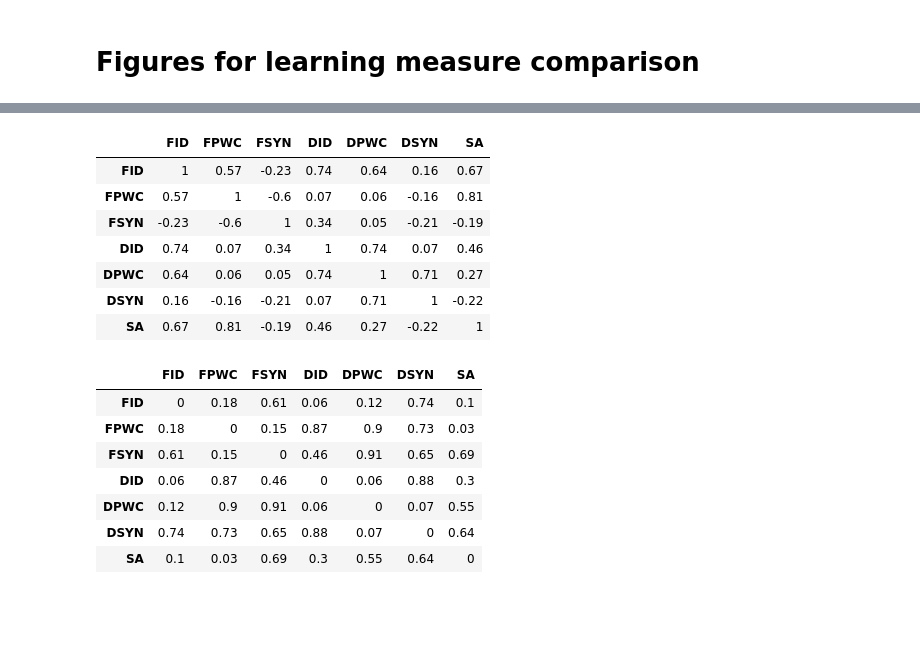
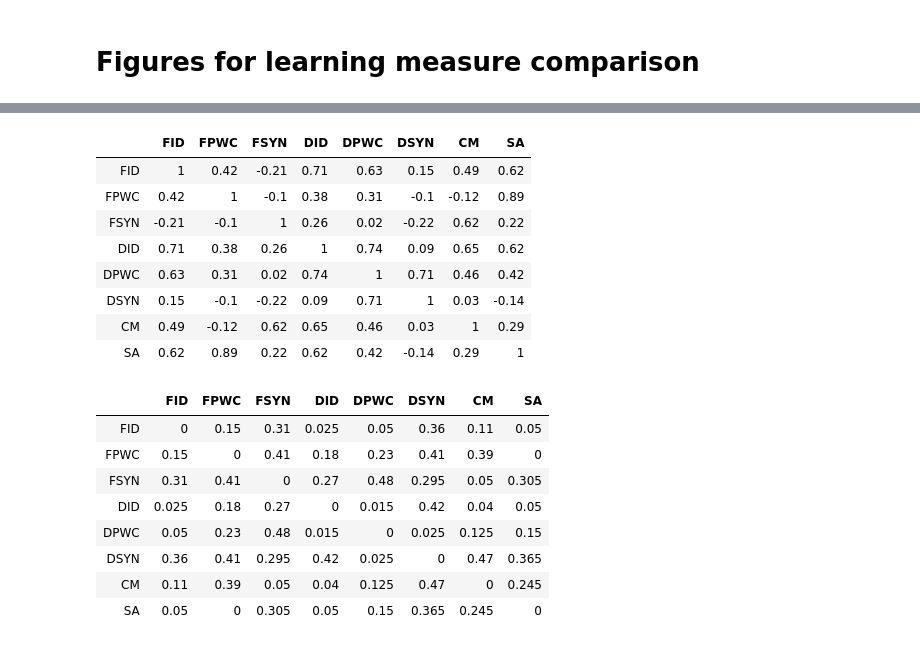
Before and after one commit to hsbang09/iFEED_experiment_result_analysis_2019, a Jupyter notebook: analysis.ipynb, the cells around one changed output, grey strips where cells are left out. Cells and saved outputs as stored; diff of their text form; code cells hidden in the pictures; blank space fills up the shorter version.

Commit message:
Adds cmap data handling

```diff
--- a/analysis.ipynb
+++ b/analysis.ipynb
@@ -135,0 +67,36 @@ for line in comments:
+# %%
+df = resultAnalyzer.getDataFrame(option="all", excludeHV=False, adjustIGDUsingEntropy=False)
+
+namingScheme = {'fcl':'FID',
+                'fpwc':'FPWC',
+                'dcl':'DID',
+                'dpwc':'DPWC',
+                'conf_fcl':'confFID',
+                'conf_fpwc':'confFPWC',
+                'conf_dcl':'confDID',
+                'conf_dpwc':'confDPWC',
+                'adjustedIGD':'DSYN',
+                'normalizedDist2UP':'FSYN',
+#                 'normalizedSA':'SA',
+#                 'normalizedSAQ1':'SA',
+                'normalizedSAExclude1':'SA',
+                'normalizedCM':'CM',
+                'totalScore':'TestScore',
+            }
+
+# df = df.rename(columns=namingScheme, inplace=True)
+
+for oldName in namingScheme:
+    if oldName in df.columns:
+        newName = namingScheme[oldName]
+        df[newName] = df[oldName].values
+# %%
+conditionAlias = {"interactive":"IKE",
+                 "automated":"AKE",
+                 "manual":"MKE"}
+
+newCol = []
+for cond in df["condition"].values:
+    newCol.append(conditionAlias[cond])
+
+df["condition"] = newCol
@@ -513,4 +565,6 @@ dfRenamed.rename(columns={'fcl':'FID',
 # %%
 # index_implicit = dfRenamed[ dfRenamed["type"] == "implicit" ].index
 # dfRenamed = dfRenamed.drop(index_implicit)
+# %%
+dfm = df[['condition','FID','FPWC','FSYN','DID','DPWC','DSYN','CM','SA']].copy()
 # %%
@@ -520,3 +584,3 @@ dfRenamed = dfRenamed[['condition','FID','FPWC','FSYN','DID','DPWC','DSYN','SA']
 # %%
-rPearson, pPearson, ciLoPearson, ciHiPearson = utils.calculate_pearsonr(dfRenamed, decimal=2)
+rPearson, pPearson, ciLoPearson, ciHiPearson = utils.calculate_pearsonr(dfm, decimal=2)
 # %%
@@ -524,22 +588,24 @@ rSpearman, pSpearman, ciLoSpearman, ciHiSpearman = utils.calculate_spearmanr(dfR
 # %%
 rPearson
 # %% [output]
-|  | FID | FPWC | FSYN | DID | DPWC | DSYN | SA |
-| FID | 1 | 0.57 | -0.23 | 0.74 | 0.64 | 0.16 | 0.67 |
-| FPWC | 0.57 | 1 | -0.6 | 0.07 | 0.06 | -0.16 | 0.81 |
-| FSYN | -0.23 | -0.6 | 1 | 0.34 | 0.05 | -0.21 | -0.19 |
-| DID | 0.74 | 0.07 | 0.34 | 1 | 0.74 | 0.07 | 0.46 |
-| DPWC | 0.64 | 0.06 | 0.05 | 0.74 | 1 | 0.71 | 0.27 |
-| DSYN | 0.16 | -0.16 | -0.21 | 0.07 | 0.71 | 1 | -0.22 |
-| SA | 0.67 | 0.81 | -0.19 | 0.46 | 0.27 | -0.22 | 1 |
+|  | FID | FPWC | FSYN | DID | DPWC | DSYN | CM | SA |
+| FID | 1 | 0.42 | -0.21 | 0.71 | 0.63 | 0.15 | 0.49 | 0.62 |
+| FPWC | 0.42 | 1 | -0.1 | 0.38 | 0.31 | -0.1 | -0.12 | 0.89 |
+| FSYN | -0.21 | -0.1 | 1 | 0.26 | 0.02 | -0.22 | 0.62 | 0.22 |
+| DID | 0.71 | 0.38 | 0.26 | 1 | 0.74 | 0.09 | 0.65 | 0.62 |
+| DPWC | 0.63 | 0.31 | 0.02 | 0.74 | 1 | 0.71 | 0.46 | 0.42 |
+| DSYN | 0.15 | -0.1 | -0.22 | 0.09 | 0.71 | 1 | 0.03 | -0.14 |
+| CM | 0.49 | -0.12 | 0.62 | 0.65 | 0.46 | 0.03 | 1 | 0.29 |
+| SA | 0.62 | 0.89 | 0.22 | 0.62 | 0.42 | -0.14 | 0.29 | 1 |
 # %%
-pPearson
+pPearson / 2
 # %% [output]
-|  | FID | FPWC | FSYN | DID | DPWC | DSYN | SA |
-| FID | 0 | 0.18 | 0.61 | 0.06 | 0.12 | 0.74 | 0.1 |
-| FPWC | 0.18 | 0 | 0.15 | 0.87 | 0.9 | 0.73 | 0.03 |
-| FSYN | 0.61 | 0.15 | 0 | 0.46 | 0.91 | 0.65 | 0.69 |
-| DID | 0.06 | 0.87 | 0.46 | 0 | 0.06 | 0.88 | 0.3 |
-| DPWC | 0.12 | 0.9 | 0.91 | 0.06 | 0 | 0.07 | 0.55 |
-| DSYN | 0.74 | 0.73 | 0.65 | 0.88 | 0.07 | 0 | 0.64 |
-| SA | 0.1 | 0.03 | 0.69 | 0.3 | 0.55 | 0.64 | 0 |
+|  | FID | FPWC | FSYN | DID | DPWC | DSYN | CM | SA |
+| FID | 0 | 0.15 | 0.31 | 0.025 | 0.05 | 0.36 | 0.11 | 0.05 |
+| FPWC | 0.15 | 0 | 0.41 | 0.18 | 0.23 | 0.41 | 0.39 | 0 |
+| FSYN | 0.31 | 0.41 | 0 | 0.27 | 0.48 | 0.295 | 0.05 | 0.305 |
+| DID | 0.025 | 0.18 | 0.27 | 0 | 0.015 | 0.42 | 0.04 | 0.05 |
+| DPWC | 0.05 | 0.23 | 0.48 | 0.015 | 0 | 0.025 | 0.125 | 0.15 |
+| DSYN | 0.36 | 0.41 | 0.295 | 0.42 | 0.025 | 0 | 0.47 | 0.365 |
+| CM | 0.11 | 0.39 | 0.05 | 0.04 | 0.125 | 0.47 | 0 | 0.245 |
+| SA | 0.05 | 0 | 0.305 | 0.05 | 0.15 | 0.365 | 0.245 | 0 |
```
Also changed, not shown: parts of 126 cells of this notebook, 21 other files.
